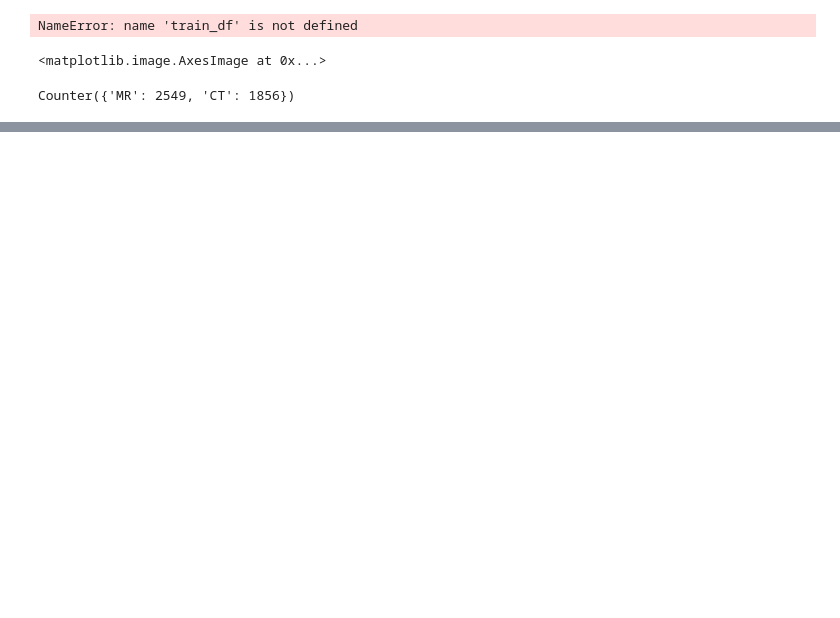
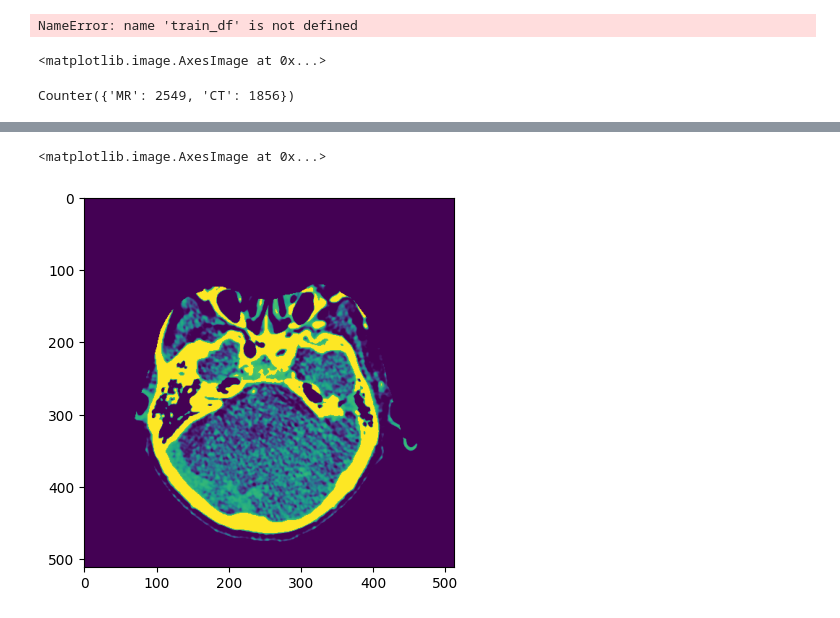
Before and after one commit to tom99763/9th-place-solution-RSNA-IAD, a Jupyter notebook: notebooks/Untitled.ipynb, the cells around one changed output, grey strips where cells are left out. Drawn from its saved outputs; the diff is of its cells as text; code cells hidden in the pictures; blank space fills up the shorter version.

```diff
--- a/notebooks/Untitled.ipynb
+++ b/notebooks/Untitled.ipynb
@@ -623,0 +760,5 @@ Counter({'MR': 2549, 'CT': 1856})
+# %%
+plt.imshow(cv2.equalizeHist(preprocess_dcm_slice(dcm_path)))
+# %% [output]
+<matplotlib.image.AxesImage at 0x...>
+[figure, added]
```
Also changed, not shown: parts of 35 cells of this notebook, 8 other files.
